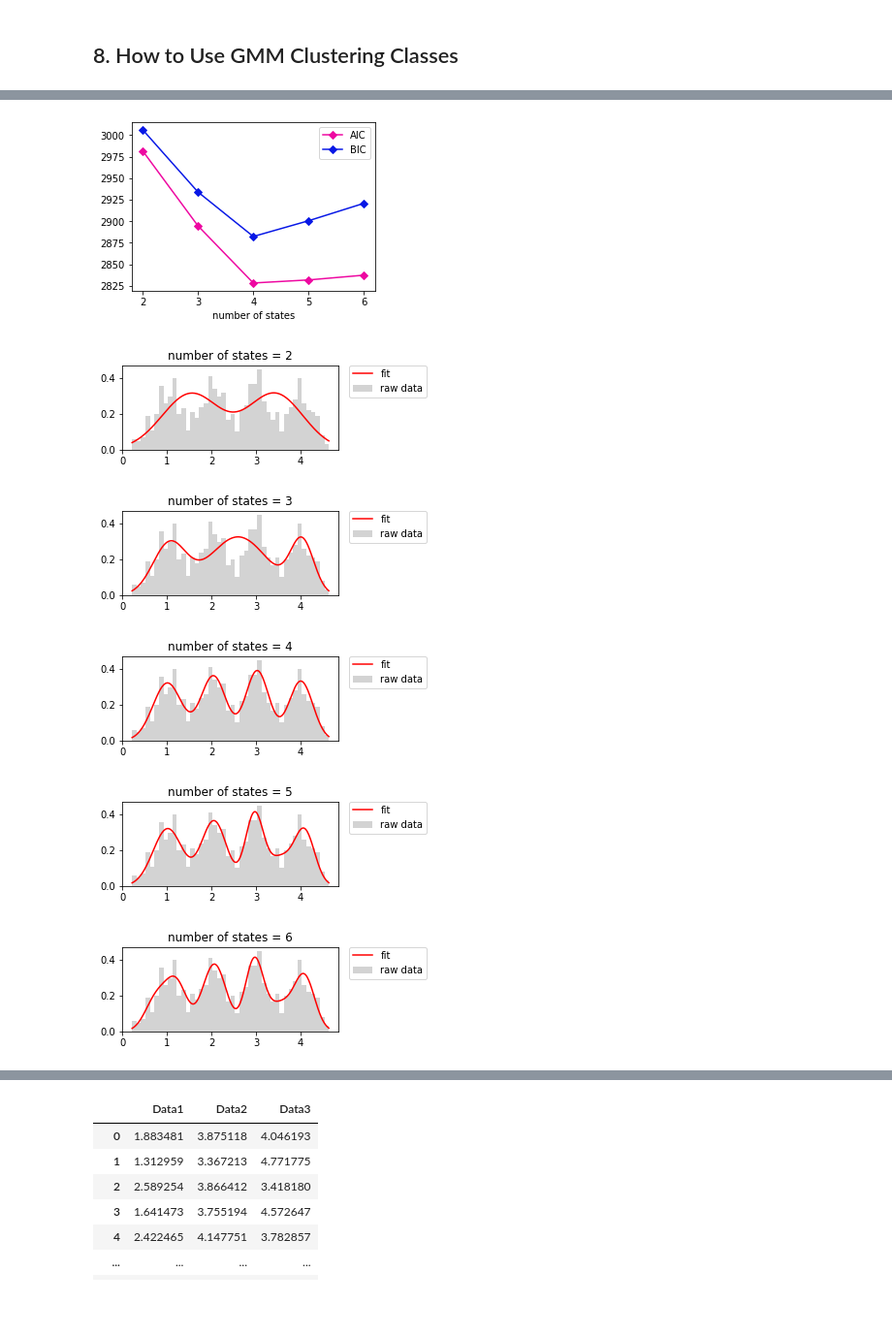
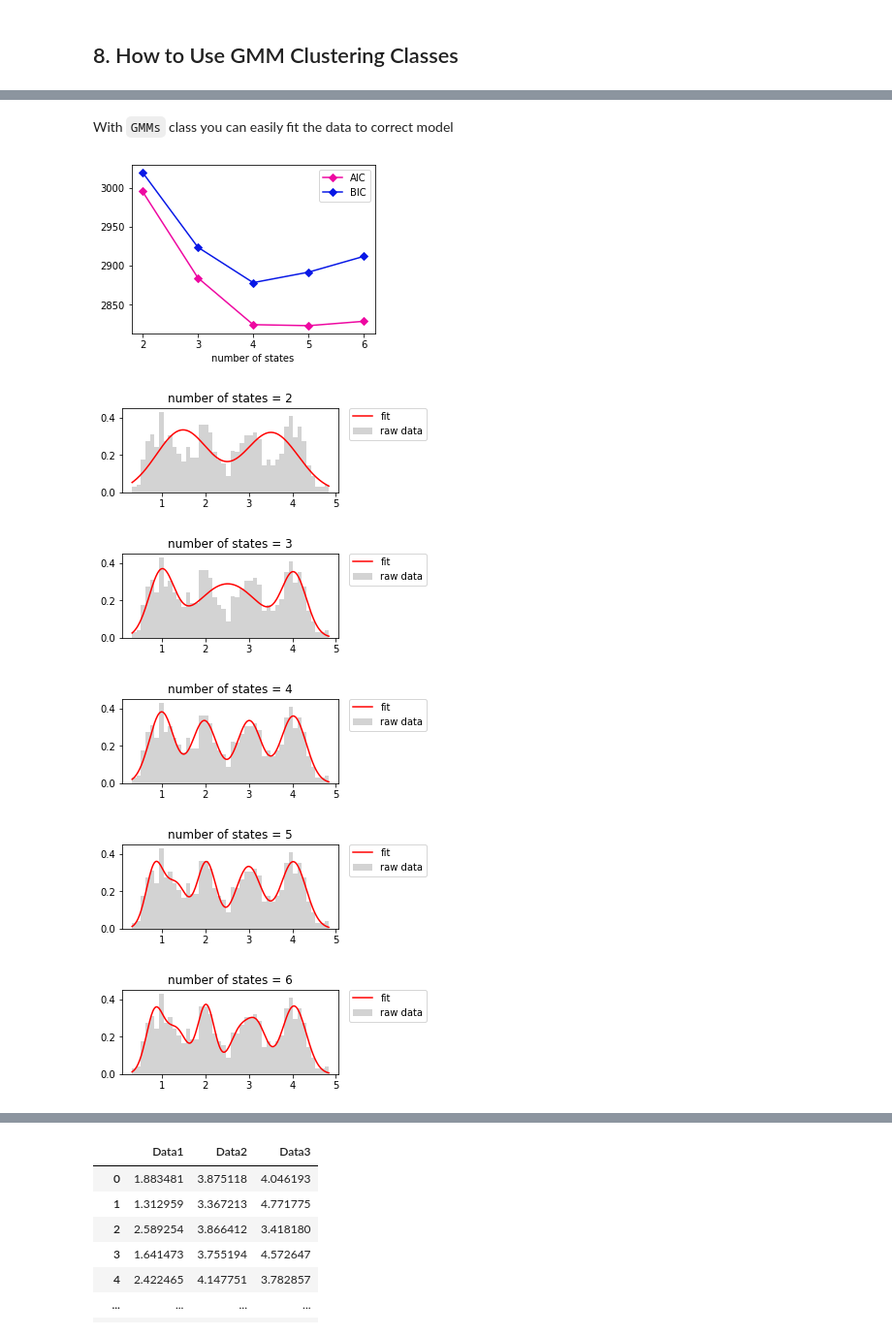
Before and after one commit to hanjinliu/sfHMM, a Jupyter notebook: example.ipynb, the cells around one changed output, grey strips where cells are left out. Shown at 97% size. Cells and saved outputs as stored; diff of their text form; code cells hidden in the pictures; blank space fills up the shorter version.

```diff
--- a/example.ipynb
+++ b/example.ipynb
@@ -327,2 +348,6 @@ print(step_g.n_step)
 # %% [markdown]
 ## 8. How to Use GMM Clustering Classes
+# %%
+data = hmm_sampling(4, n_data=1000, trs=0.5, sigma=0.3) # so fast transition that almost no correlation visible
+plt.hist(data, bins=30, density=True)
+plt.show()
@@ -329,14 +356,15 @@ print(step_g.n_step)
+# %% [markdown]
+With `GMMs` class you can easily fit the data to correct model
 # %%
 from sfHMM.gmm import GMMs
-data = hmm_sampling(4, 1000, 0.5, 0.3)
 gmms = GMMs(data, krange=(2, 6))
 gmms.fit()
 gmms.show_aic_bic()
 gmms.plot_all()
 # %% [output]
-[figure, old version]
+[figure, new version]
-[figure, old version]
+[figure, new version]
-[figure, old version]
+[figure, new version]
-[figure, old version]
+[figure, new version]
-[figure, old version]
+[figure, new version]
-[figure, old version]
+[figure, new version]
```
Also changed, not shown: parts of 31 cells of this notebook, 5 other files.
